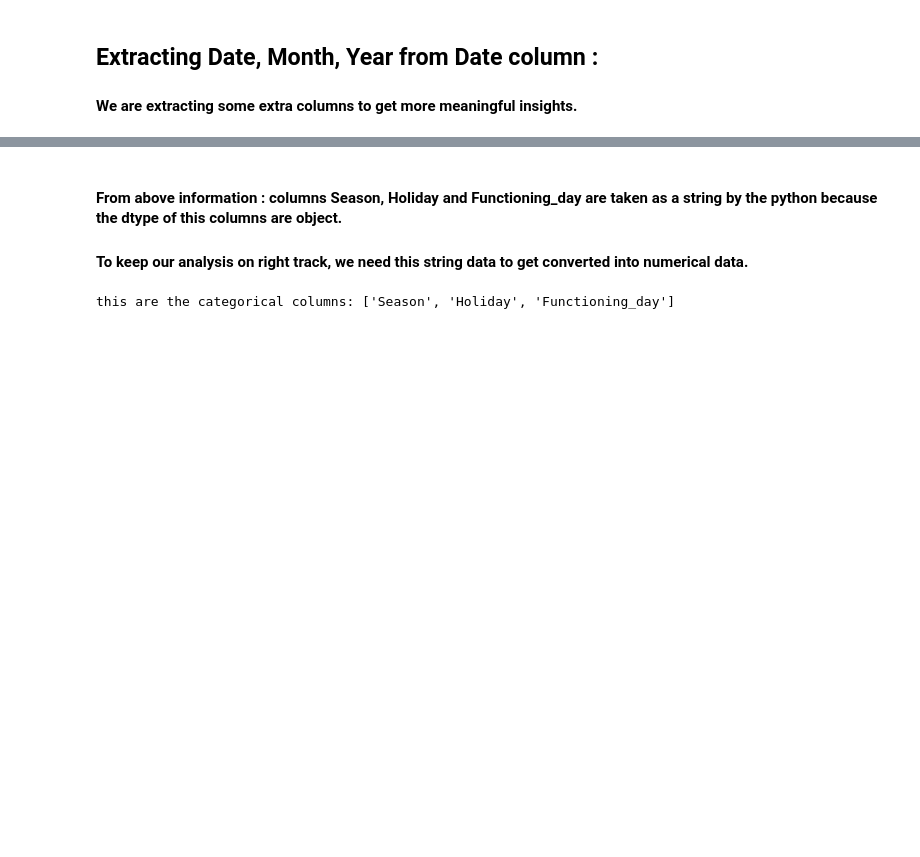
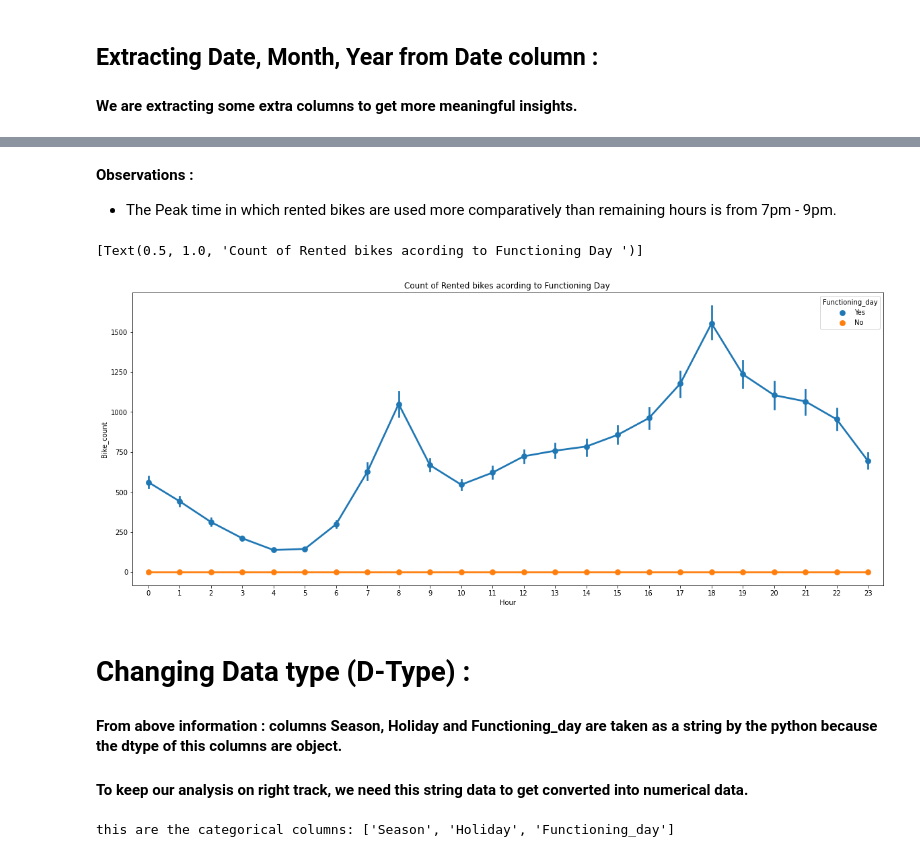
Before and after one commit to firaz-thakur/SEOUL-BIKE-SHARING-DEMAND-PREDICTION, a Jupyter notebook: Supervised_ML_Regression_Project.ipynb, the cells around one changed output, grey strips where cells are left out. Saved outputs shown, nothing was run; the diff lists cells and outputs as text; code cells hidden in the pictures; blank space fills up the shorter version.

```diff
--- a/Supervised_ML_Regression_Project.ipynb
+++ b/Supervised_ML_Regression_Project.ipynb
@@ -262,4 +291,17 @@ df.head()
+# %% [markdown]
+**Observations :**
+
+
+*  The Peak time in which rented bikes are used more comparatively than remaining hours is from 7pm - 9pm.
+# %%
+fig,ax=plt.subplots(figsize=(20,8))
+sns.pointplot(data=df,x='Hour',y='Bike_count',hue='Functioning_day',ax=ax)
+ax.set(title='Count of Rented bikes acording to Functioning Day ')
+# %% [output]
+[Text(0.5, 1.0, 'Count of Rented bikes acording to Functioning Day ')]
+[figure, added]
 # %% [markdown]
+# **Changing Data type (D-Type) :**
 #### From above information : columns Season, Holiday and Functioning_day are taken as a string by the python because the dtype of this columns are object.
 #### To keep our analysis on right track, we need this string data to get converted into numerical data.
 # %%
```
Also changed, not shown: parts of 14 cells of this notebook.
